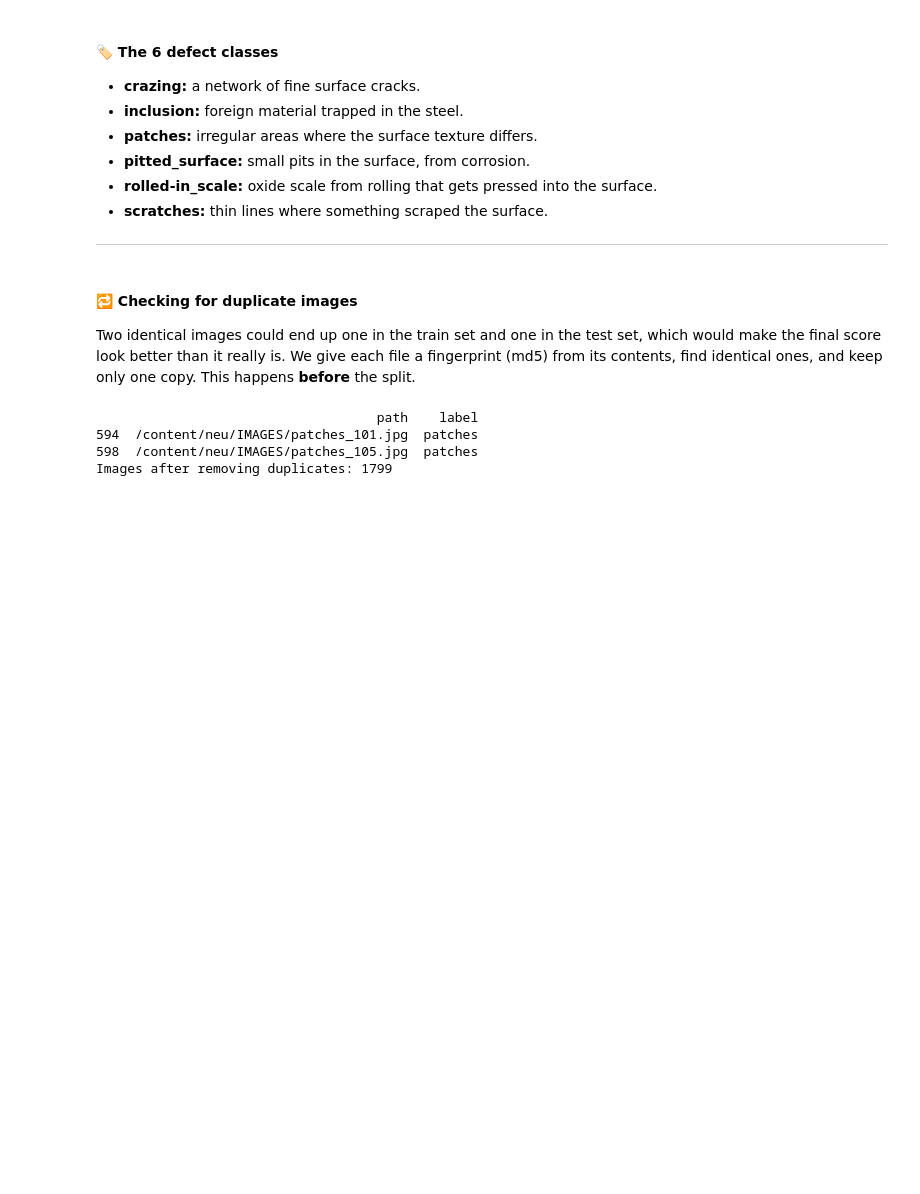
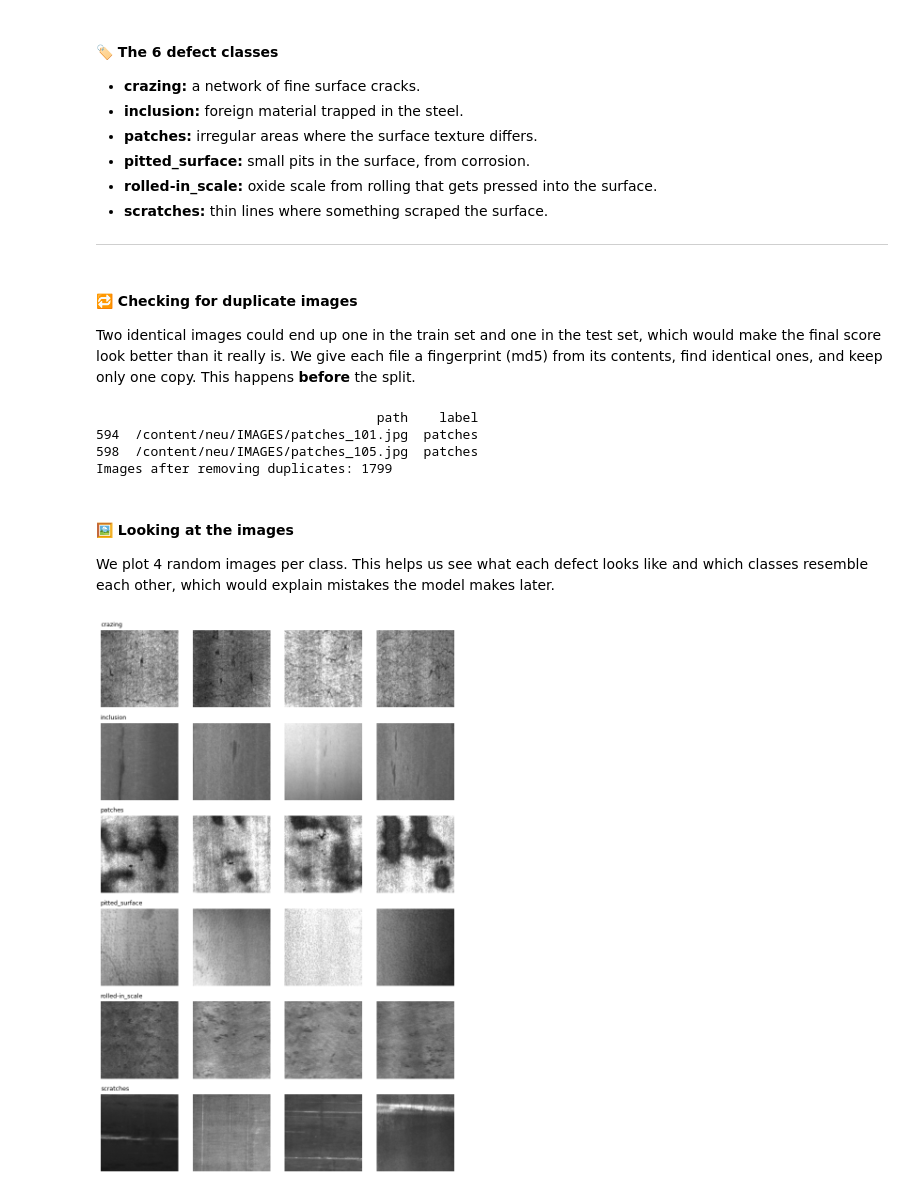
Before and after one commit to MaykInvest/Defect-detection, a Jupyter notebook: project_detection.ipynb, the cells around one changed output. Drawn from its saved outputs; the diff is of its cells as text; code cells hidden in the pictures; blank space fills up the shorter version.

Commit message:
FEAT: looking into the images, split the data and turning images into inputs

```diff
--- a/project_detection.ipynb
+++ b/project_detection.ipynb
@@ -217,3 +231,24 @@ print("Images after removing duplicates:", len(df))
 594  /content/neu/IMAGES/patches_101.jpg  patches
 598  /content/neu/IMAGES/patches_105.jpg  patches
 Images after removing duplicates: 1799
+# %% [markdown]
+#### 🖼️ Looking at the images
+
+We plot 4 random images per class. This helps us see what each defect looks like and which classes resemble each other, which would explain mistakes the model makes later.
+# %%
+# Show 4 random images per class
+classes = sorted(df["label"].unique())
+fig, axes = plt.subplots(len(classes), 4, figsize=(8, 12))
+
+for i, c in enumerate(classes):
+    sample = df[df["label"] == c].sample(4, random_state=SEED)
+    for j, path in enumerate(sample["path"]):
+        axes[i, j].imshow(Image.open(path).convert("L"), cmap="gray", vmin=0, vmax=255)
+        axes[i, j].axis("off")
+        if j == 0:
+            axes[i, j].set_title(c, fontsize=9, loc="left")
+
+plt.tight_layout()
+plt.show()
+# %% [output]
+[figure, added]
```
Also changed, not shown: parts of 11 cells of this notebook.
